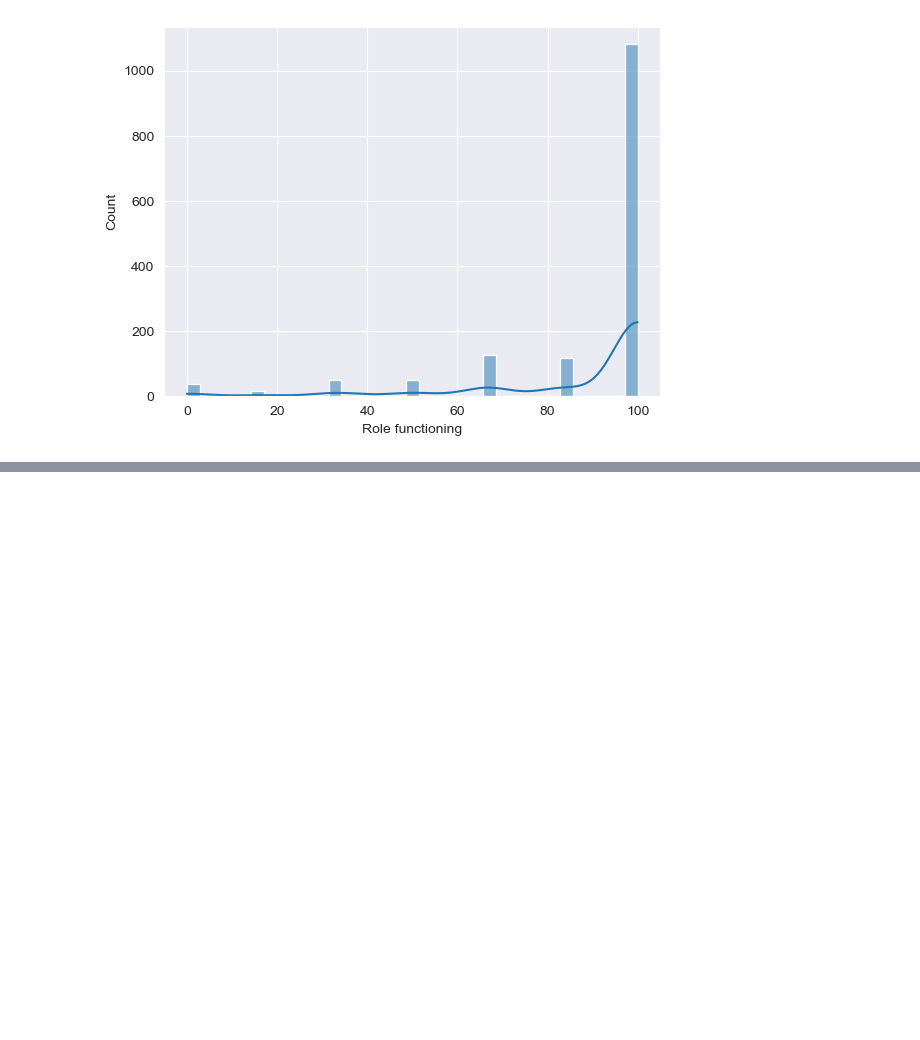
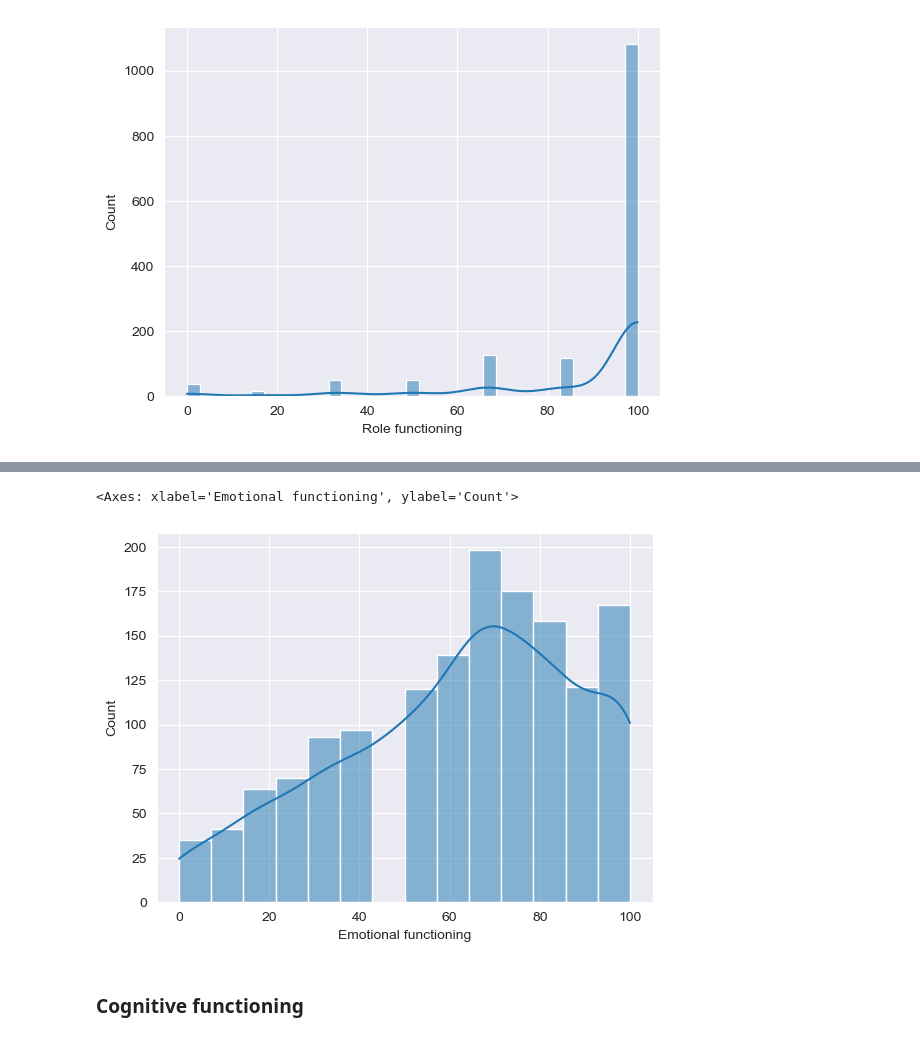
Before and after one commit to ppimas-uoc/TFG---Inteligencia-Artificial, a Jupyter notebook: Fase 2/01_EDA.ipynb, the cells around one changed output, grey strips where cells are left out. Cells and saved outputs as stored; diff of their text form; code cells hidden in the pictures; blank space fills up the shorter version.

```diff
--- a/Fase 2/01_EDA.ipynb
+++ b/Fase 2/01_EDA.ipynb
@@ -412,0 +412,7 @@ Name: count, dtype: int64
+# %%
+sns.histplot(data=df_qlq_C30, x='Emotional functioning', kde=True)
+# %% [output]
+<Axes: xlabel='Emotional functioning', ylabel='Count'>
+[figure, added]
+# %% [markdown]
+### Cognitive functioning
```
Also changed, not shown: parts of 34 cells of this notebook.
